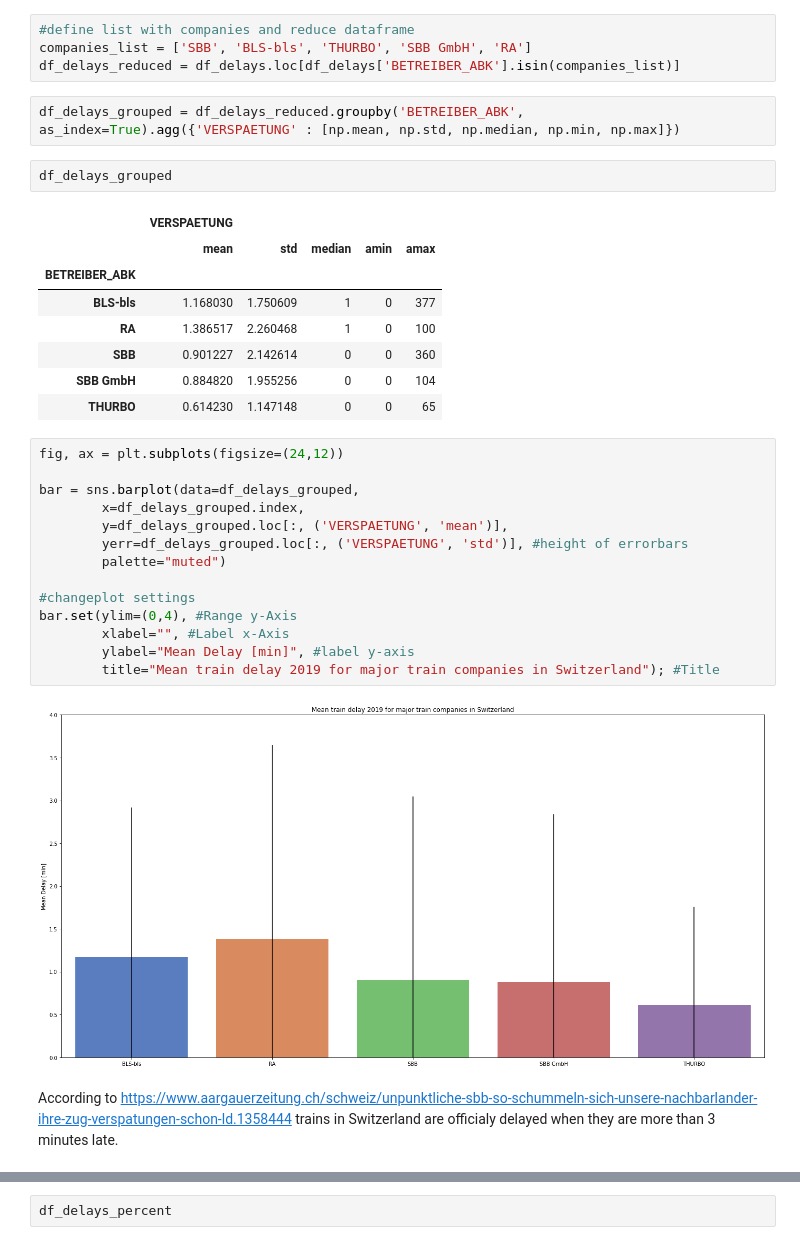
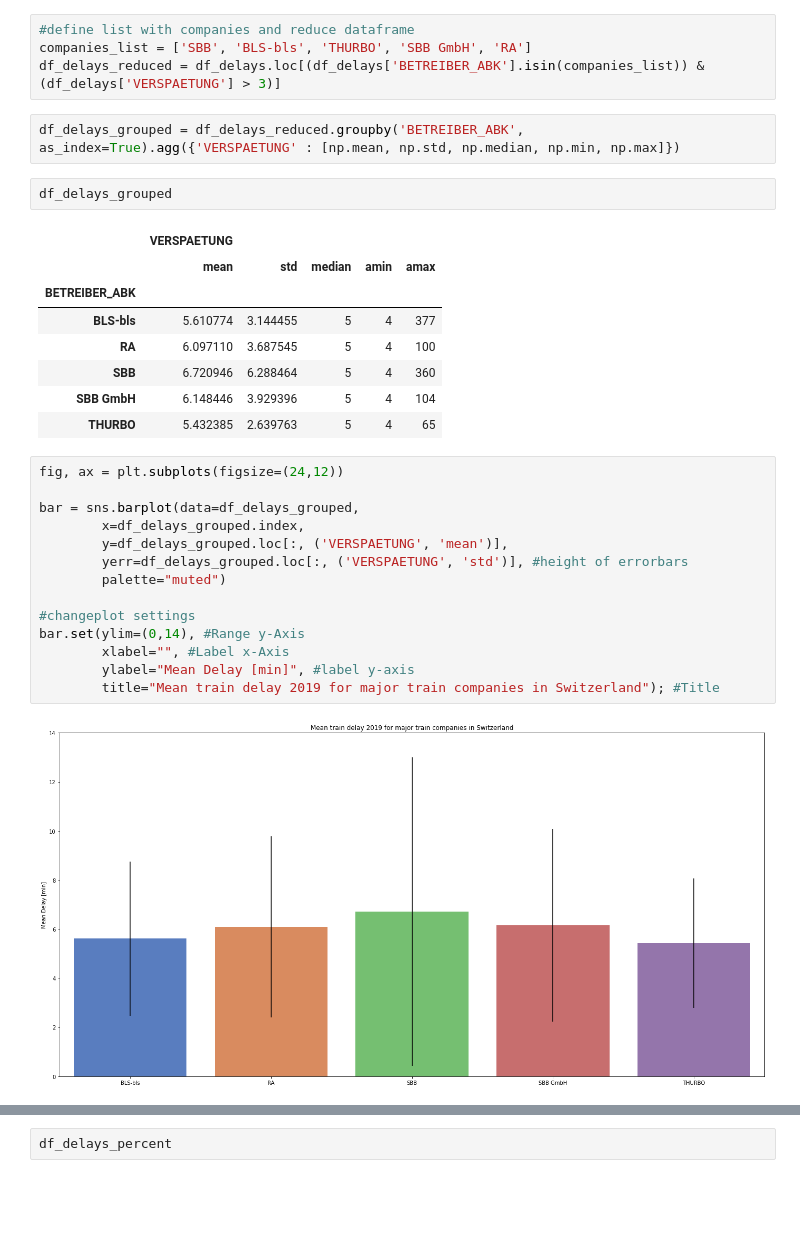
Before and after one commit to clemensklemens/showcase, a Jupyter notebook: OpenTransportData/TrainDelays2019.ipynb, the cells around one changed output, grey strips where cells are left out. Cells and saved outputs as stored; diff of their text form; blank space fills up the shorter version.

```diff
--- a/OpenTransportData/TrainDelays2019.ipynb
+++ b/OpenTransportData/TrainDelays2019.ipynb
@@ -141,7 +154,7 @@ The most important companies are the SBB, BLS and THURBO. I will also look at th
 # %%
 #define list with companies and reduce dataframe
 companies_list = ['SBB', 'BLS-bls', 'THURBO', 'SBB GmbH', 'RA']
-df_delays_reduced = df_delays.loc[df_delays['BETREIBER_ABK'].isin(companies_list)]
+df_delays_reduced = df_delays.loc[(df_delays['BETREIBER_ABK'].isin(companies_list)) & (df_delays['VERSPAETUNG'] > 3)]
 # %%
 df_delays_grouped = df_delays_reduced.groupby('BETREIBER_ABK', as_index=True).agg({'VERSPAETUNG' : [np.mean, np.std, np.median, np.min, np.max]})
 # %%
@@ -150,28 +163,26 @@ df_delays_grouped
 |  | VERSPAETUNG |  |  |  |  |
 |  | mean | std | median | amin | amax |
 | BETREIBER_ABK |  |  |  |  |  |
-| BLS-bls | 1.168030 | 1.750609 | 1 | 0 | 377 |
-| RA | 1.386517 | 2.260468 | 1 | 0 | 100 |
-| SBB | 0.901227 | 2.142614 | 0 | 0 | 360 |
-| SBB GmbH | 0.884820 | 1.955256 | 0 | 0 | 104 |
-| THURBO | 0.614230 | 1.147148 | 0 | 0 | 65 |
+| BLS-bls | 5.610774 | 3.144455 | 5 | 4 | 377 |
+| RA | 6.097110 | 3.687545 | 5 | 4 | 100 |
+| SBB | 6.720946 | 6.288464 | 5 | 4 | 360 |
+| SBB GmbH | 6.148446 | 3.929396 | 5 | 4 | 104 |
+| THURBO | 5.432385 | 2.639763 | 5 | 4 | 65 |
 # %%
 fig, ax = plt.subplots(figsize=(24,12))
 
 bar = sns.barplot(data=df_delays_grouped,
         x=df_delays_grouped.index,
         y=df_delays_grouped.loc[:, ('VERSPAETUNG', 'mean')],
         yerr=df_delays_grouped.loc[:, ('VERSPAETUNG', 'std')], #height of errorbars
         palette="muted")
 
 #changeplot settings
-bar.set(ylim=(0,4), #Range y-Axis
+bar.set(ylim=(0,14), #Range y-Axis
         xlabel="", #Label x-Axis
         ylabel="Mean Delay [min]", #label y-axis
         title="Mean train delay 2019 for major train companies in Switzerland"); #Title
 # %% [output]
-[figure, old version]
+[figure, new version]
-# %% [markdown]
-According to https://www.aargauerzeitung.ch/schweiz/unpunktliche-sbb-so-schummeln-sich-unsere-nachbarlander-ihre-zug-verspatungen-schon-ld.1358444 trains in Switzerland are officialy delayed when they are more than 3 minutes late.
 # %%
 #pivot table to calc the percentage of delayed trains
```
Also changed, not shown: parts of 7 cells of this notebook.
